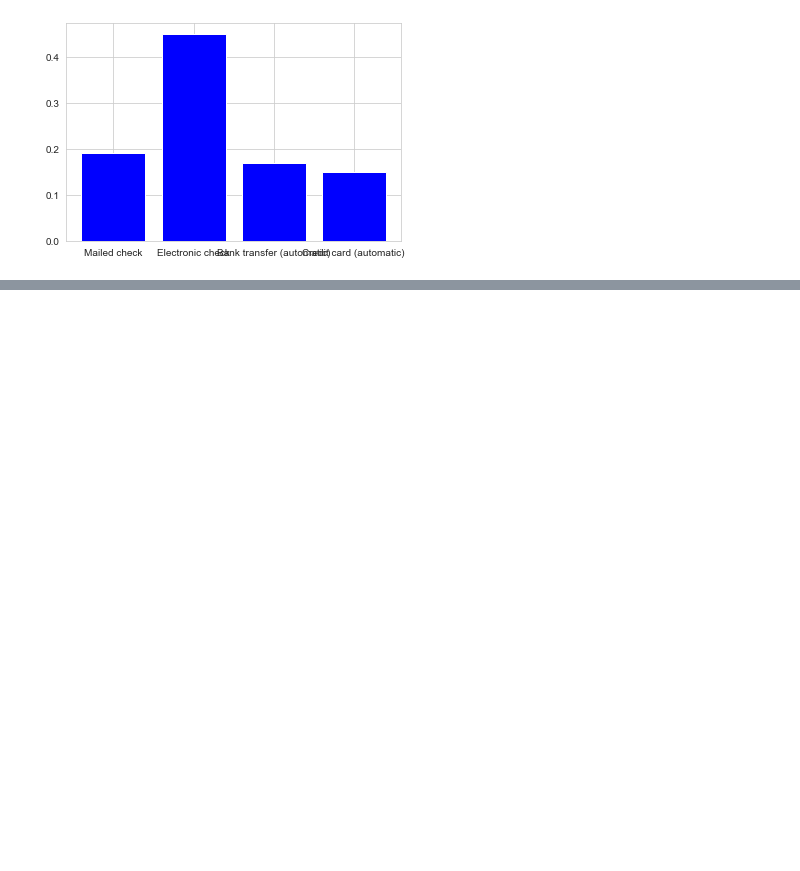
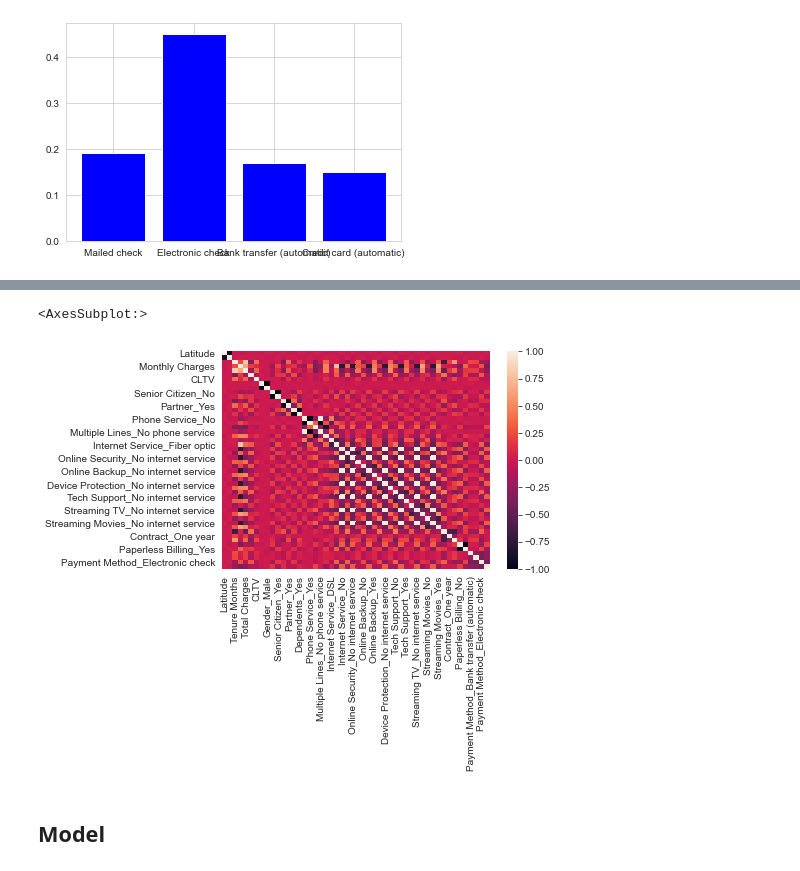
Before and after one commit to xushuo0/Telco, a Jupyter notebook: Telco Project.ipynb, the cells around one changed output, grey strips where cells are left out. Saved outputs shown, nothing was run; the diff lists cells and outputs as text; code cells hidden in the pictures; blank space fills up the shorter version.

```diff
--- a/Telco Project.ipynb
+++ b/Telco Project.ipynb
@@ -223,0 +267,3 @@ plt.bar(myDictionary.keys(), myDictionary.values(), color='blue')
+# %%
+cat_features=[i for i in df.columns if df.dtypes[i]=='object']
+cat_features
@@ -223,0 +288,4 @@ plt.bar(myDictionary.keys(), myDictionary.values(), color='blue')
+# %%
+drop_features = ['CustomerID','Country','State','City','Lat Long','Churn Label','Churn Reason']
+keep_features = [ele for ele in cat_features if ele not in drop_features]
+keep_features
@@ -223,0 +309,3 @@ plt.bar(myDictionary.keys(), myDictionary.values(), color='blue')
+# %%
+df1 = df.drop(columns=['CustomerID','Count','Country','State','Lat Long','Churn Label','Churn Reason','Churn Score','City','Zip Code'])
+df1.head()
@@ -223,0 +320,3 @@ plt.bar(myDictionary.keys(), myDictionary.values(), color='blue')
+# %%
+df2 = pd.get_dummies (df1, columns= keep_features)
+df2.head()
@@ -223,0 +352,8 @@ plt.bar(myDictionary.keys(), myDictionary.values(), color='blue')
+# %%
+plt.figure()
+sns.heatmap(df2.corr())
+# %% [output]
+<AxesSubplot:>
+[figure, added]
+# %% [markdown]
+## Model
```
Also changed, not shown: parts of 40 cells of this notebook.
